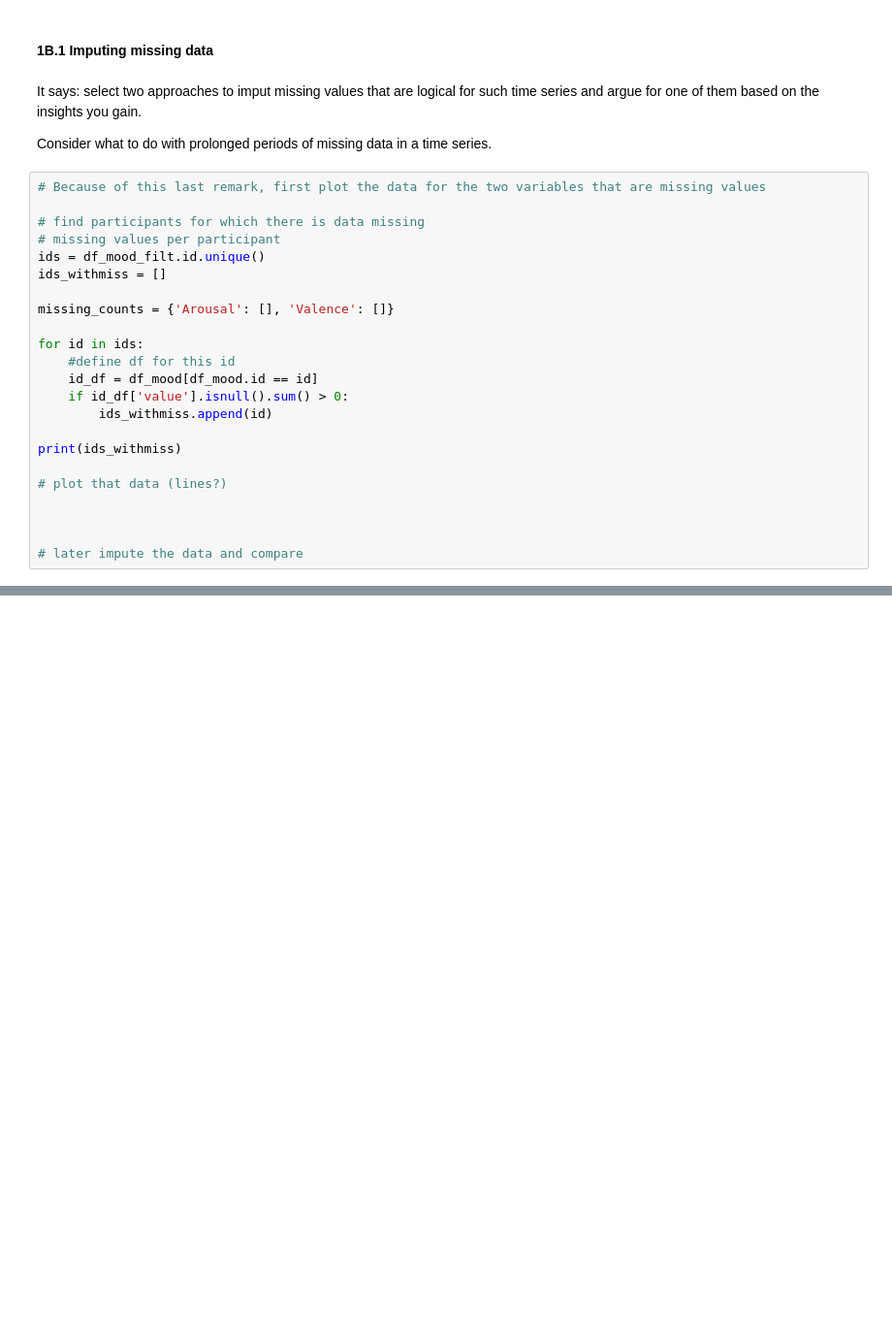
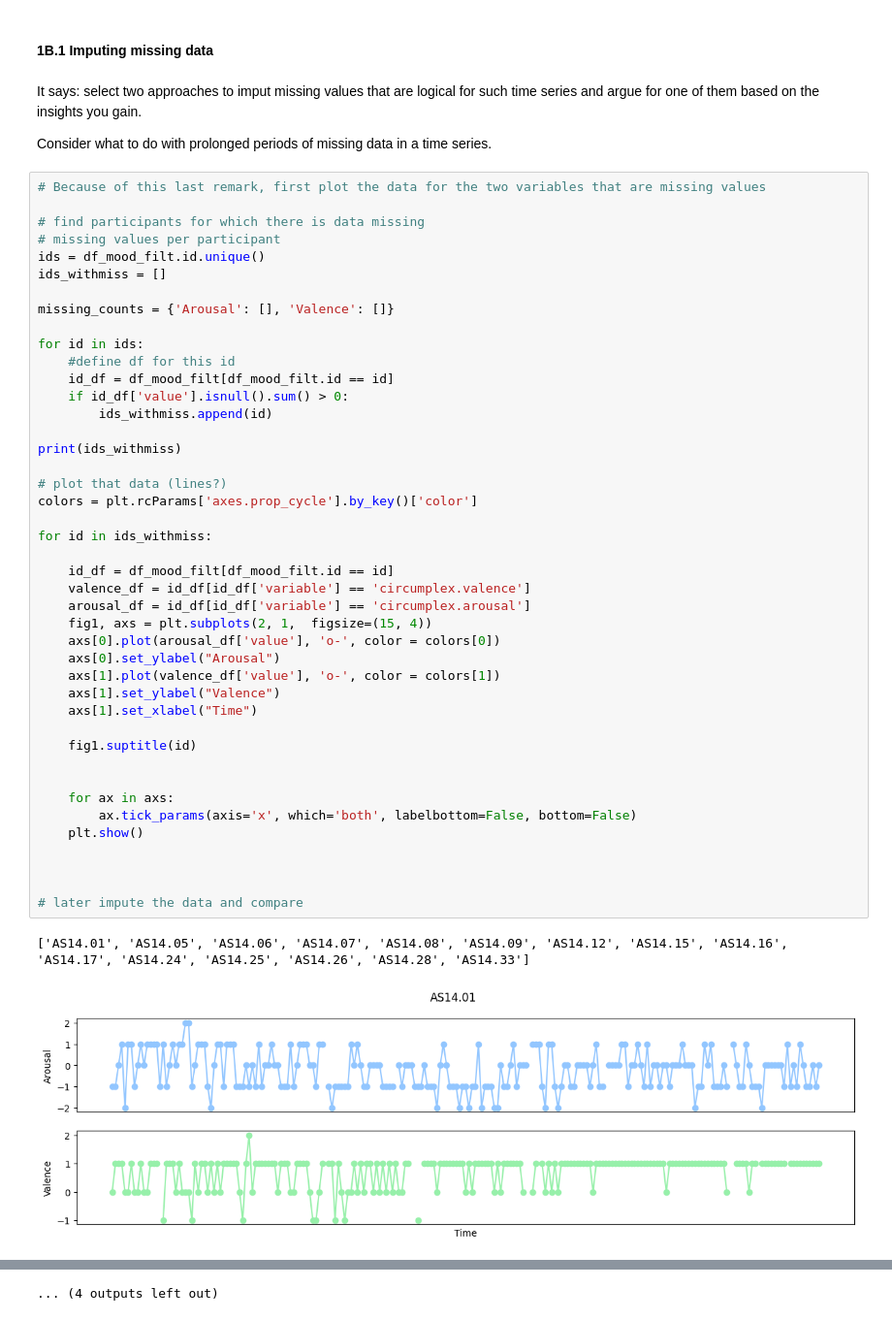
Before and after one commit to realysi/Data-Mining-Techniques-2026, a Jupyter notebook: Assignment1.ipynb, the cells around one changed output, grey strips where cells are left out. Shown at 97% size. Drawn from its saved outputs; the diff is of its cells as text; blank space fills up the shorter version.

```diff
--- a/Assignment1.ipynb
+++ b/Assignment1.ipynb
@@ -223,23 +410,46 @@ Consider what to do with prolonged periods of missing data in a time series.
 # %%
 # Because of this last remark, first plot the data for the two variables that are missing values
 
 # find participants for which there is data missing
 # missing values per participant
 ids = df_mood_filt.id.unique()
 ids_withmiss = []
 
 missing_counts = {'Arousal': [], 'Valence': []}
 
 for id in ids:
     #define df for this id
-    id_df = df_mood[df_mood.id == id]
+    id_df = df_mood_filt[df_mood_filt.id == id]
     if id_df['value'].isnull().sum() > 0:
         ids_withmiss.append(id)
 
 print(ids_withmiss)
 
 # plot that data (lines?)
+colors = plt.rcParams['axes.prop_cycle'].by_key()['color']
+
+for id in ids_withmiss:
+
+    id_df = df_mood_filt[df_mood_filt.id == id]
+    valence_df = id_df[id_df['variable'] == 'circumplex.valence']
+    arousal_df = id_df[id_df['variable'] == 'circumplex.arousal']
+    fig1, axs = plt.subplots(2, 1,  figsize=(15, 4))
+    axs[0].plot(arousal_df['value'], 'o-', color = colors[0])
+    axs[0].set_ylabel("Arousal")
+    axs[1].plot(valence_df['value'], 'o-', color = colors[1])
+    axs[1].set_ylabel("Valence")
+    axs[1].set_xlabel("Time")
+
+    fig1.suptitle(id)
+
+
+    for ax in axs:
+        ax.tick_params(axis='x', which='both', labelbottom=False, bottom=False)
+    plt.show()
 
 
 
 # later impute the data and compare
+# %% [output]
+['AS14.01', 'AS14.05', 'AS14.06', 'AS14.07', 'AS14.08', 'AS14.09', 'AS14.12', 'AS14.15', 'AS14.16', 'AS14.17', 'AS14.24', 'AS14.25', 'AS14.26', 'AS14.28', 'AS14.33']
+[figure, added]
@@ -245,0 +466 @@ print(ids_withmiss)
+... (4 outputs left out)
```
Also changed, not shown: parts of 16 cells of this notebook.
